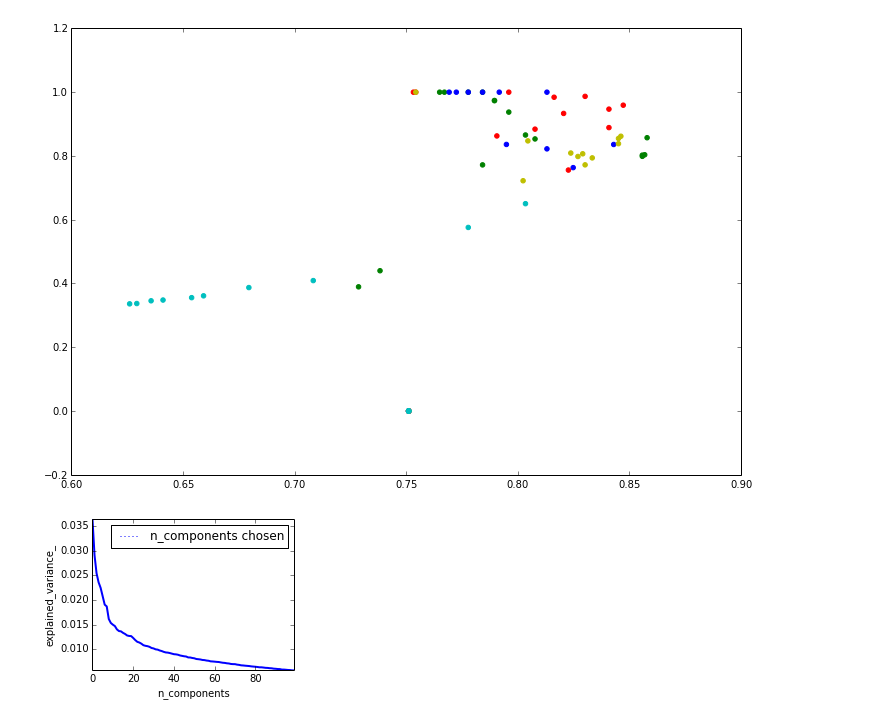
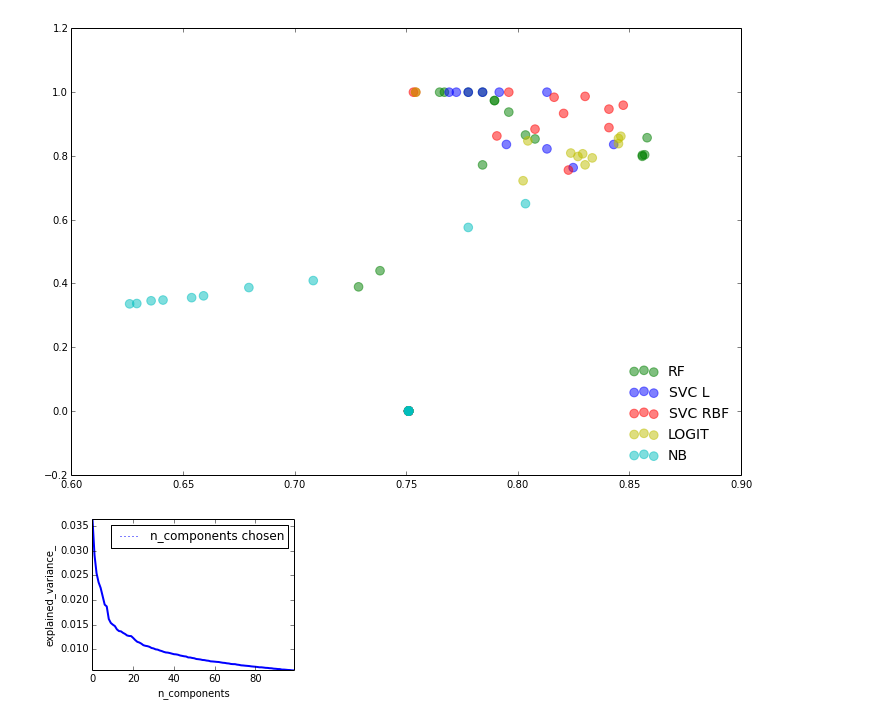
Before and after one commit to jacobboy/spring14, a Jupyter notebook: graphin_db.ipynb, the cells around one changed output. Drawn from its saved outputs; the diff is of its cells as text; code cells hidden in the pictures.

```diff
--- a/graphin_db.ipynb
+++ b/graphin_db.ipynb
@@ -54,6 +56,9 @@ scores['logit'] = [s.count('LOGIT') > 0 for  s in scores['name']]
 logit = scores[scores['logit']]
 scores['nb'] = [s.count('NB') > 0 for  s in scores['name']]
 nb = scores[scores['nb']]
+# %%
+title_size = 18
+label_size = 14
 # %%
 indices = np.arange(scores.shape[0])
 bar_width = .25
@@ -132,8 +97,0 @@ pl.show()
-# %%
-plt.figure(figsize=(12,8))
-for c, clf in zip('gbry', [pca, sp, lsvc, rbm, none]):
-    plt.scatter(clf['acc'], clf['prec'], color=c, label=clf['name'])
-
-
-
-plt.show()
@@ -141,0 +98,20 @@ plt.show()
+# %%
+fig = plt.figure(figsize=(12,8))
+
+for c, clf, n in zip('gbryc', trs, tr_names):
+    plt.scatter(clf['acc'], clf['prec'], color=c, label=n, s=75, alpha=.5)
+
+plt.title("Precision vs. Accuracy by Transformer", fontsize=title_size)
+
+plt.legend(loc='lower right', fontsize=label_size, frameon=False)
+
+ax = fig.get_axes()[0]
+ax.set_xlim([0.6, 0.9])
+ax.set_ylim([-0.1, 1.1])
+
+ax.spines['left'].set_color('none')
+ax.spines['right'].set_color('none')
+ax.spines['top'].set_color('none')
+ax.spines['bottom'].set_color('none')
+
+plt.show()
@@ -142,10 +120,18 @@ plt.show()
 # %%
 plt.figure(figsize=(12,8))
-for c, clf in zip('gbryc', [rf, svcl, svcrbf, logit, nb]):
-    plt.scatter(clf['acc'], clf['prec'], color=c, label=clf['name'])
+for c, clf, n in zip('gbryc', [rf, svcl, svcrbf, logit, nb], ('RF', 'SVC L', 'SVC RBF', 'LOGIT', 'NB')):
+    plt.scatter(clf['acc'], clf['prec'], color=c, label=n, s=75, alpha=.5)
+
+plt.legend(loc='lower right', fontsize=label_size, frameon=False)
+
+ax.spines['left'].set_color('none')
+ax.spines['right'].set_color('none')
+ax.spines['top'].set_color('none')
+ax.spines['bottom'].set_color('none')
+
 plt.show()
 # %% [output]
-[figure, old version]
+[figure, new version]
 # %%
 pca1 = np.load('data/PCA100')
 pca6 = np.load('data/PCA6')
```
Also changed, not shown: parts of 5 cells of this notebook.
